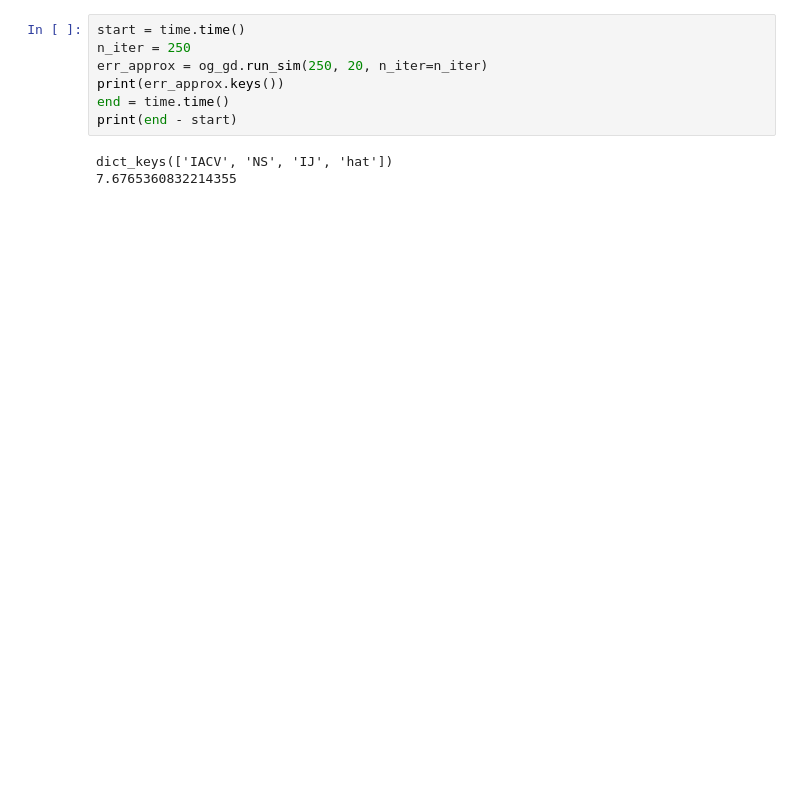
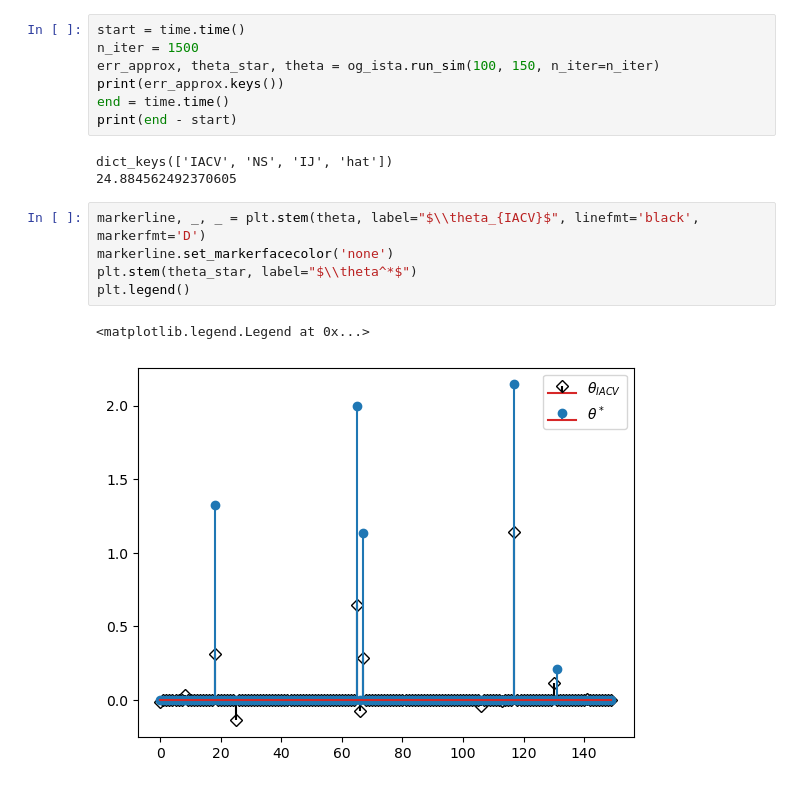
Before and after one commit to nerrma/thesis, a Jupyter notebook: experiments/plotting.ipynb, the cells around one changed output. Saved outputs shown, nothing was run; the diff lists cells and outputs as text; blank space fills up the shorter version.

```diff
--- a/experiments/plotting.ipynb
+++ b/experiments/plotting.ipynb
@@ -8,13 +49,21 @@ import time
 # %%
 start = time.time()
-n_iter = 250
-err_approx = og_gd.run_sim(250, 20, n_iter=n_iter)
+n_iter = 1500
+err_approx, theta_star, theta = og_ista.run_sim(100, 150, n_iter=n_iter)
 print(err_approx.keys())
 end = time.time()
 print(end - start)
 # %% [output]
 dict_keys(['IACV', 'NS', 'IJ', 'hat'])
-7.6765360832214355
+24.884562492370605
+# %%
+markerline, _, _ = plt.stem(theta, label="$\\theta_{IACV}$", linefmt='black', markerfmt='D')
+markerline.set_markerfacecolor('none')
+plt.stem(theta_star, label="$\\theta^*$")
+plt.legend()
+# %% [output]
+<matplotlib.legend.Legend at 0x...>
+[figure, added]
 # %%
 ax = plt.subplot()
 start_offset = 5
```
Also changed, not shown: parts of 8 cells of this notebook, 1 other file.
